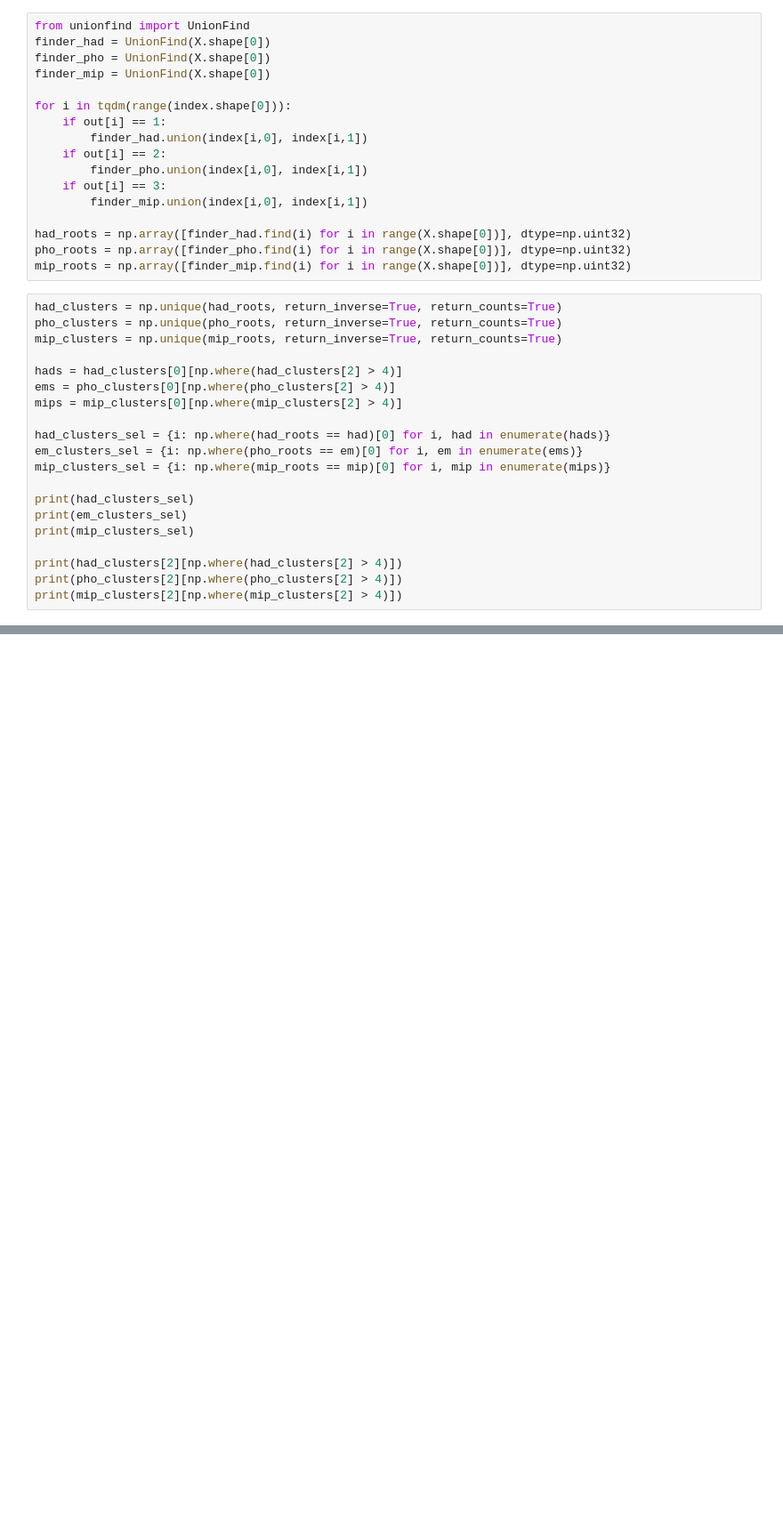
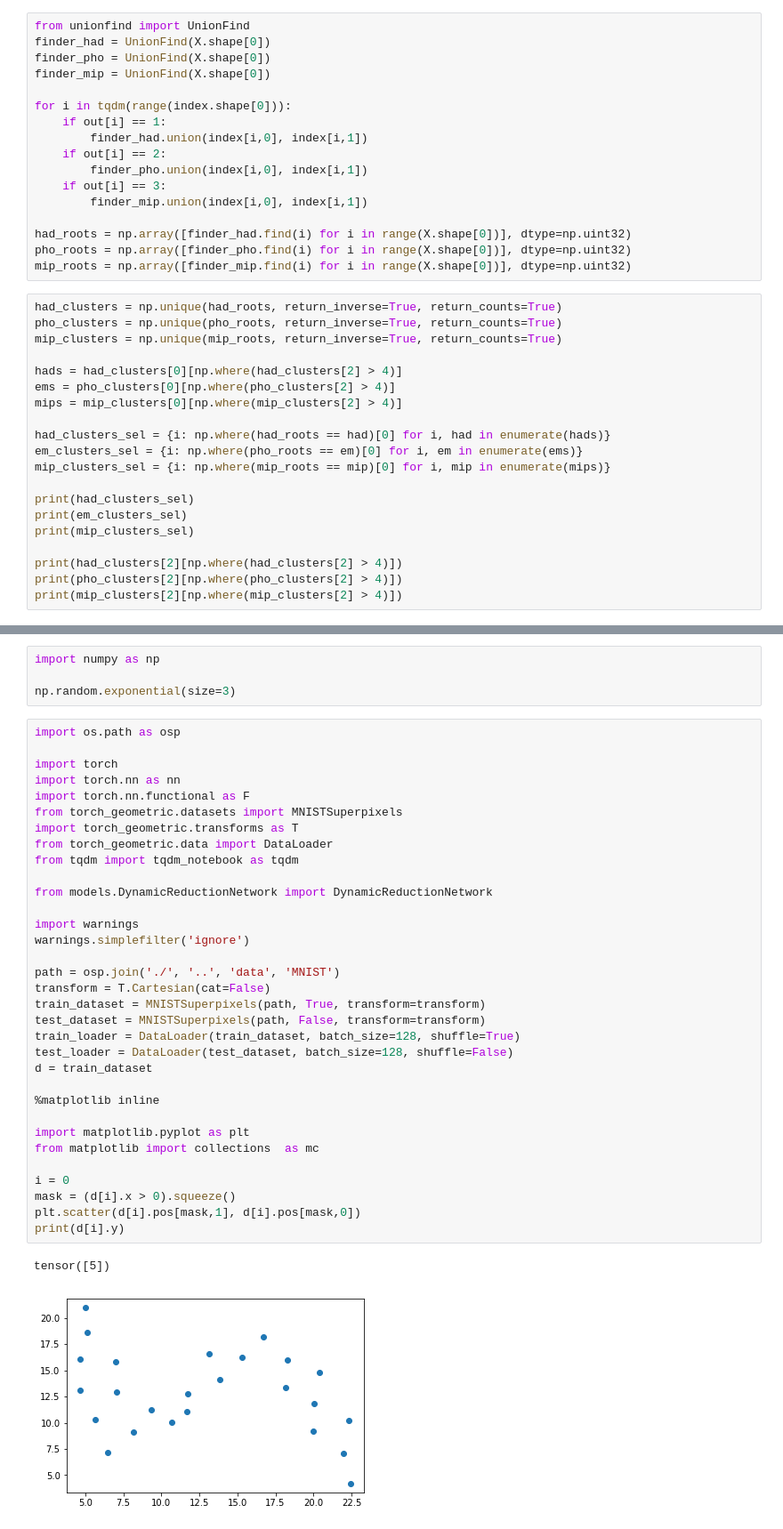
Before and after one commit to lgray/hgcal_ldrd, a Jupyter notebook: notebooks/graph_generation/energy_regression_testing.ipynb, the cells around one changed output, grey strips where cells are left out. Shown: that part at 89% size. Drawn from its saved outputs; the diff is of its cells as text; blank space fills up the shorter version.

```diff
--- a/notebooks/graph_generation/energy_regression_testing.ipynb
+++ b/notebooks/graph_generation/energy_regression_testing.ipynb
@@ -138,3 +139,43 @@ for e in range(300):
 #val = test(cl, batch)
 #test(cl, batch).backward()
 #print(val)
+# %%
+import numpy as np
+
+np.random.exponential(size=3)
+# %%
+import os.path as osp
+
+import torch
+import torch.nn as nn
+import torch.nn.functional as F
+from torch_geometric.datasets import MNISTSuperpixels
+import torch_geometric.transforms as T
+from torch_geometric.data import DataLoader
+from tqdm import tqdm_notebook as tqdm
+
+from models.DynamicReductionNetwork import DynamicReductionNetwork
+
+import warnings
+warnings.simplefilter('ignore')
+
+path = osp.join('./', '..', 'data', 'MNIST')
+transform = T.Cartesian(cat=False)
+train_dataset = MNISTSuperpixels(path, True, transform=transform)
+test_dataset = MNISTSuperpixels(path, False, transform=transform)
+train_loader = DataLoader(train_dataset, batch_size=128, shuffle=True)
+test_loader = DataLoader(test_dataset, batch_size=128, shuffle=False)
+d = train_dataset
+
+%matplotlib inline
+
+import matplotlib.pyplot as plt
+from matplotlib import collections  as mc
+
+i = 0
+mask = (d[i].x > 0).squeeze()
+plt.scatter(d[i].pos[mask,1], d[i].pos[mask,0])
+print(d[i].y)
+# %% [output]
+tensor([5])
+[figure, added]
```
Also changed, not shown: parts of 2 cells of this notebook, 2 other files.
